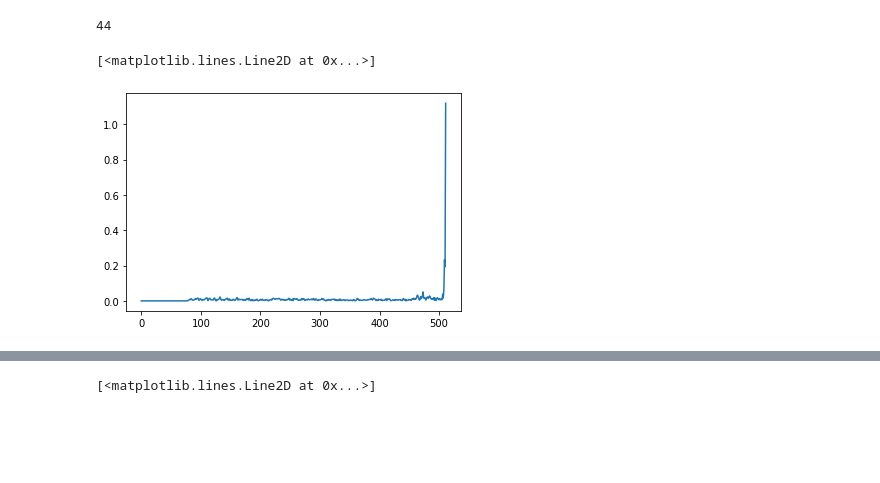
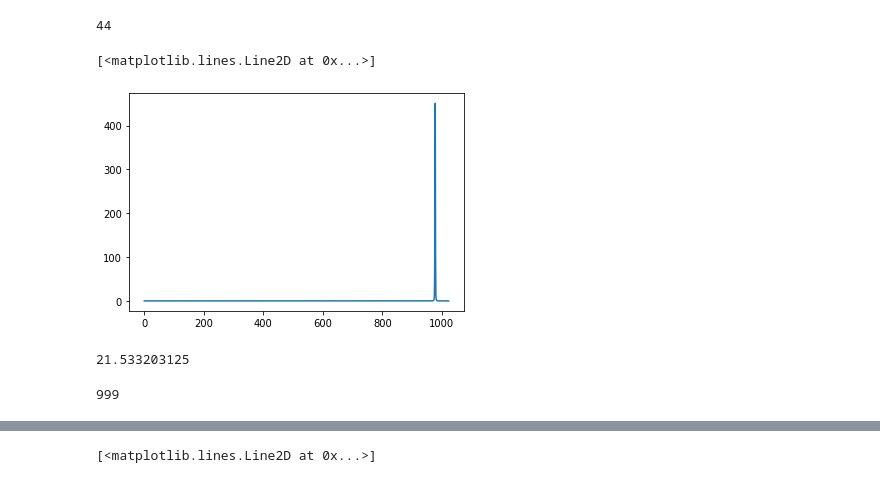
Before and after one commit to VedantKalbag/ACA-assignments, a Jupyter notebook: assignment_2/ass2.ipynb, the cells around one changed output, grey strips where cells are left out. Drawn from its saved outputs; the diff is of its cells as text; code cells hidden in the pictures; blank space fills up the shorter version.

```diff
--- a/assignment_2/ass2.ipynb
+++ b/assignment_2/ass2.ipynb
@@ -39,23 +39,28 @@ print(math.ceil(test_aud.size / 1024))
 # %% [output]
 44
 # %%
-def calc_stft(xb):
+def calc_stft(xb,fs=44100):
     stft = []
-    window = np.hanning(xb[1].shape[0])
+    freqs=[]
+    window = np.hanning(xb[0].shape[0])
     for block in xb:
         # Apply Window to the block
         windowed_block = window * block
         # Pad zeros equal to length of the windowed block at the end
         #windowed_block = np.append(windowed_block,np.zeros(block.shape[0]))
         stft_blk = np.fft.fft(windowed_block)
+        #stft_blk = np.fft.rfft(windowed_block)
+        freq=np.fft.fftfreq(block.size,1/fs)
+        freqs.append(freq[:int(block.size/2)])
         stft_blk = np.abs(stft_blk)
         stft_block = stft_blk[int((stft_blk.shape[0])/2):]
-        stft_db = 10*np.log10(stft_block) # IS THIS CORRECT??
+        #stft_db = 10*np.log10(stft_block) # IS THIS CORRECT??
         stft.append(stft_block)
     stft = np.array(stft)
-    return stft
+    freqs=np.array(freqs)
+    return stft,freqs
 # %%
-plt.plot(calc_stft(xb)[0])
+plt.plot(calc_stft(test_blocked,44100)[0][0])
 # %% [output]
 [<matplotlib.lines.Line2D at 0x...>]
-[figure, old version]
+[figure, new version]
@@ -61,0 +69,9 @@ plt.plot(calc_stft(xb)[0])
+# %%
+#frequency resolution
+44100/2048
+# %% [output]
+21.533203125
+# %%
+978+21
+# %% [output]
+999
```
Also changed, not shown: parts of 7 cells of this notebook.
